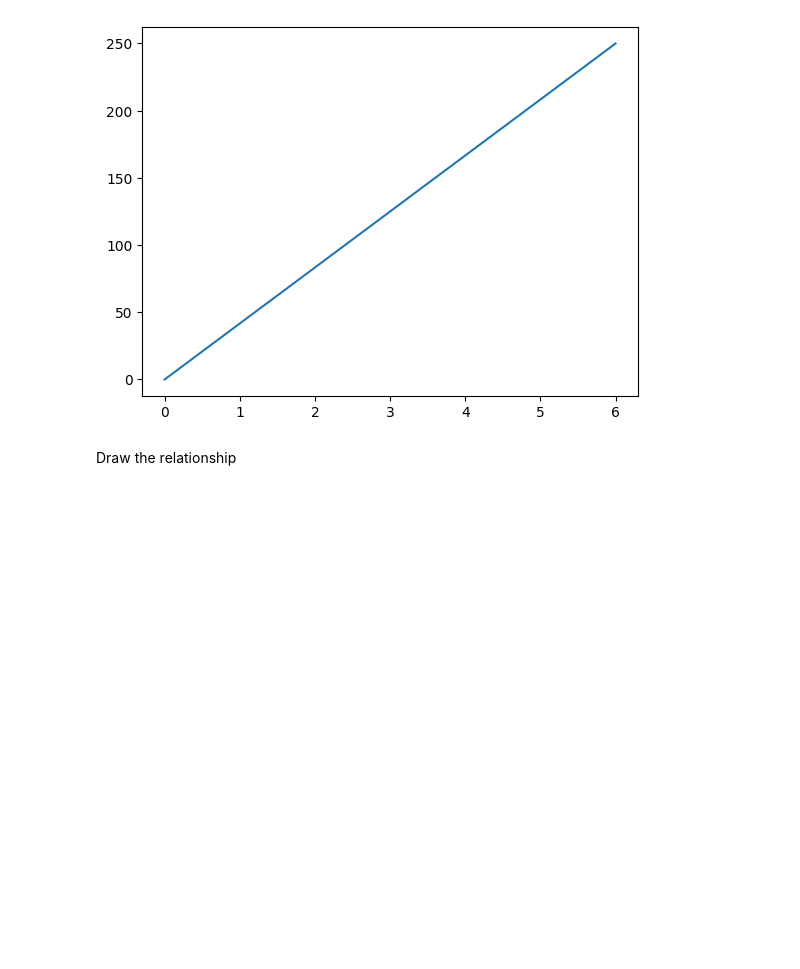
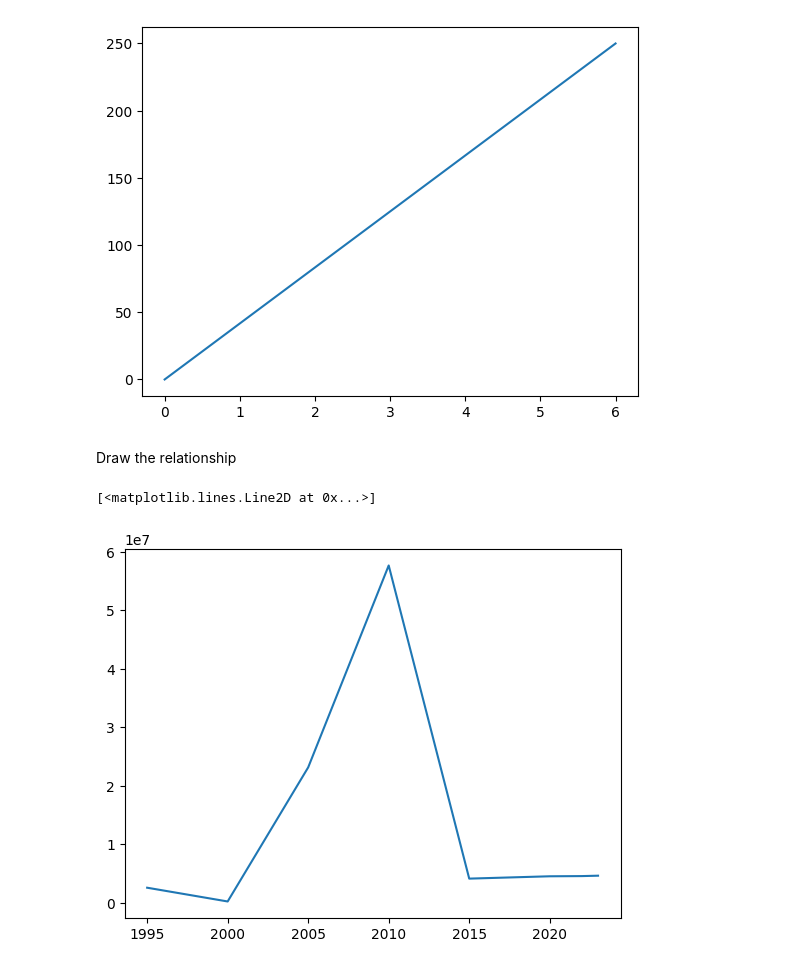
Before and after one commit to Maatheralgharibi/Python, a Jupyter notebook: Visualisation.ipynb, the cells around one changed output. Drawn from its saved outputs; the diff is of its cells as text; code cells hidden in the pictures; blank space fills up the shorter version.

```diff
--- a/Visualisation.ipynb
+++ b/Visualisation.ipynb
@@ -11,3 +11,11 @@ plt.show()
 Draw the relationship
 # %%
 Month =["Jan", 'Feb',]
+# %%
+x=[2023, 2022, 2020, 2015, 2010, 2005, 2000, 1995]
+y=[4644384, 4576298, 4543399, 4143580, 57698323,23166778, 234577,2589289]
+# %%
+plt.plot(x,y)
+# %% [output]
+[<matplotlib.lines.Line2D at 0x...>]
+[figure, added]
```
